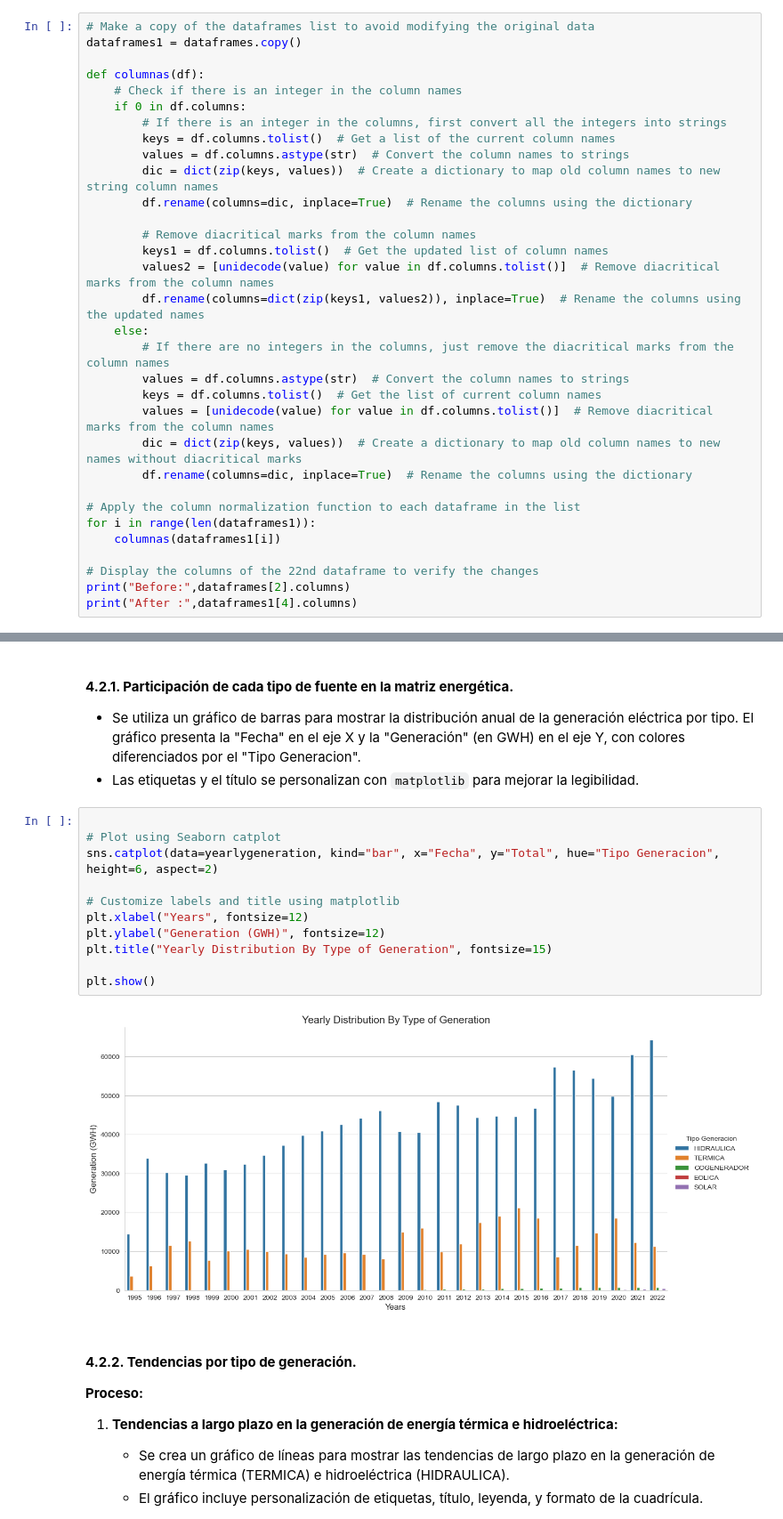
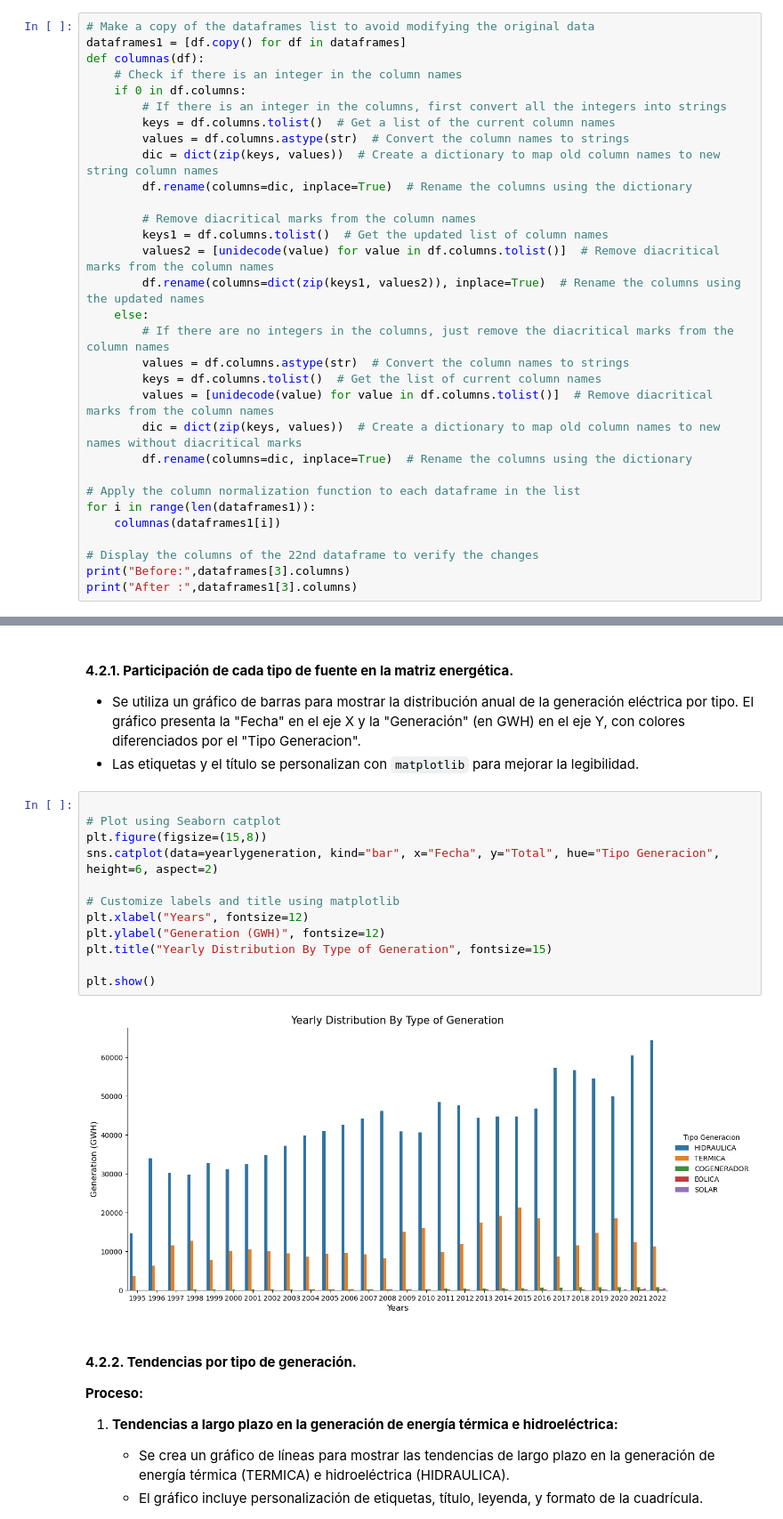
Before and after one commit to Mateoferrnandez/Projects, a Jupyter notebook: Personal Projects/Electrical Grid Data Analysis and Forecasting/notebooks/ElectricGeneration_colombia copy 2.ipynb, the cells around one changed output, grey strips where cells are left out. Shown at 89% size. Cells and saved outputs as stored; diff of their text form.

```diff
--- a/Personal Projects/Electrical Grid Data Analysis and Forecasting/notebooks/ElectricGeneration_colombia copy 2.ipynb
+++ b/Personal Projects/Electrical Grid Data Analysis and Forecasting/notebooks/ElectricGeneration_colombia copy 2.ipynb
@@ -180,8 +181,7 @@ The column names of most dataframes are similar, but there are cases where some
    - Se imprime la lista de columnas antes y después de la normalización para verificar que los cambios se hayan realizado correctamente.
 # %%
 # Make a copy of the dataframes list to avoid modifying the original data
-dataframes1 = dataframes.copy()
-
+dataframes1 = [df.copy() for df in dataframes]
 def columnas(df):
     # Check if there is an integer in the column names
     if 0 in df.columns:
@@ -208,6 +208,6 @@ for i in range(len(dataframes1)):
     columnas(dataframes1[i])
 
 # Display the columns of the 22nd dataframe to verify the changes
-print("Before:",dataframes[2].columns)
-print("After :",dataframes1[4].columns)
+print("Before:",dataframes[3].columns)
+print("After :",dataframes1[3].columns)
 # %% [output]
@@ -573,16 +579,17 @@ plt.show()
 # %%
 
 # Plot using Seaborn catplot
+plt.figure(figsize=(15,8))
 sns.catplot(data=yearlygeneration, kind="bar", x="Fecha", y="Total", hue="Tipo Generacion", height=6, aspect=2)
 
 # Customize labels and title using matplotlib
 plt.xlabel("Years", fontsize=12)
 plt.ylabel("Generation (GWH)", fontsize=12)
 plt.title("Yearly Distribution By Type of Generation", fontsize=15)
 
 plt.show()
 # %% [output]
-[figure, old version]
+[figure, new version]
 # %% [markdown]
 #### **4.2.2. Tendencias por tipo de generación.**
 
```
Also changed, not shown: parts of 14 cells of this notebook.
